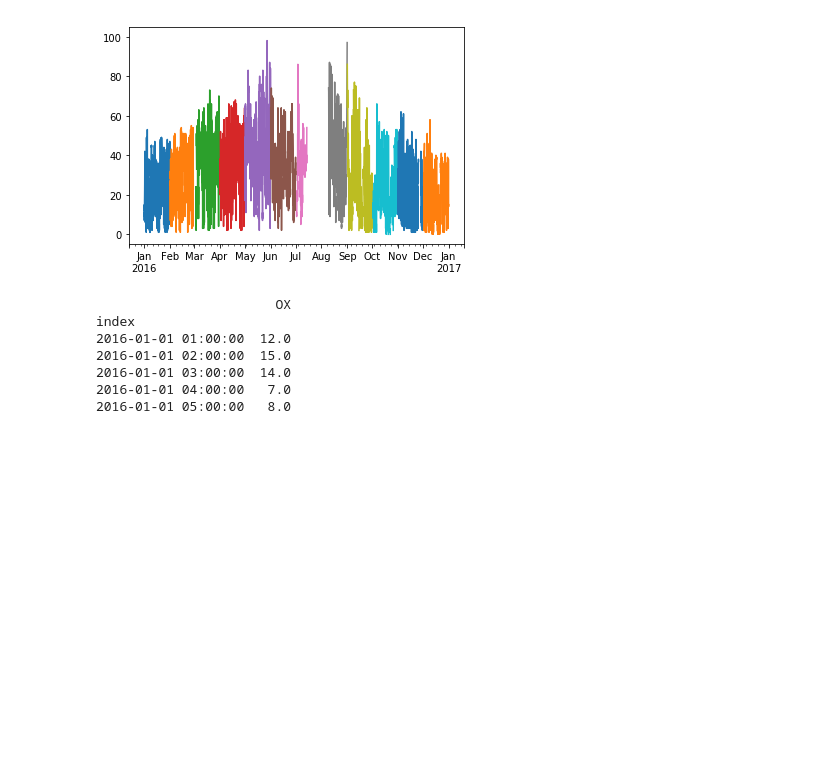
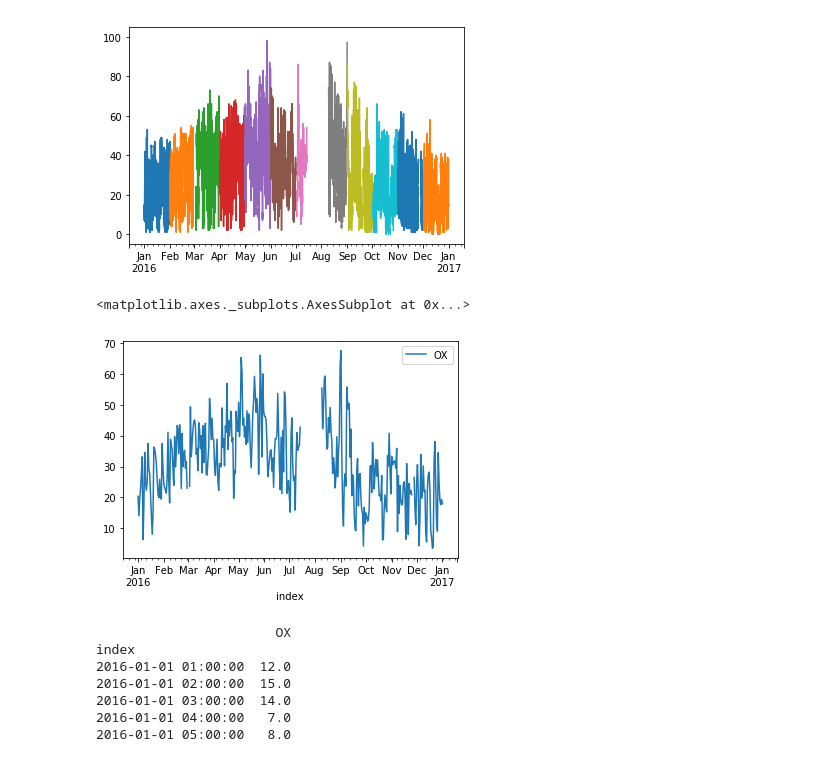
Before and after one commit to dimon-b/ozone_in_Japan, a Jupyter notebook: ozone_jupiter.ipynb, the cells around one changed output. Saved outputs shown, nothing was run; the diff lists cells and outputs as text; code cells hidden in the pictures; blank space fills up the shorter version.

```diff
--- a/ozone_jupiter.ipynb
+++ b/ozone_jupiter.ipynb
@@ -346,9 +346,12 @@ df.resample('m').plot()
 [figure]
 # %%
 df.resample('d').mean().plot()
-plot_name = plt_dir + 'Ox_d_' + str(yr)
-save_plot(plot_name, ext="png", close=True, verbose=False)
-plt.show()
+#plot_name = plt_dir + 'Ox_d_' + str(yr)
+#save_plot(plot_name, ext="png", close=True, verbose=False)
+#plt.show()
+# %% [output]
+<matplotlib.axes._subplots.AxesSubplot at 0x...>
+[figure, added]
 # %%
 print(df.head())
 # %% [output]
```
